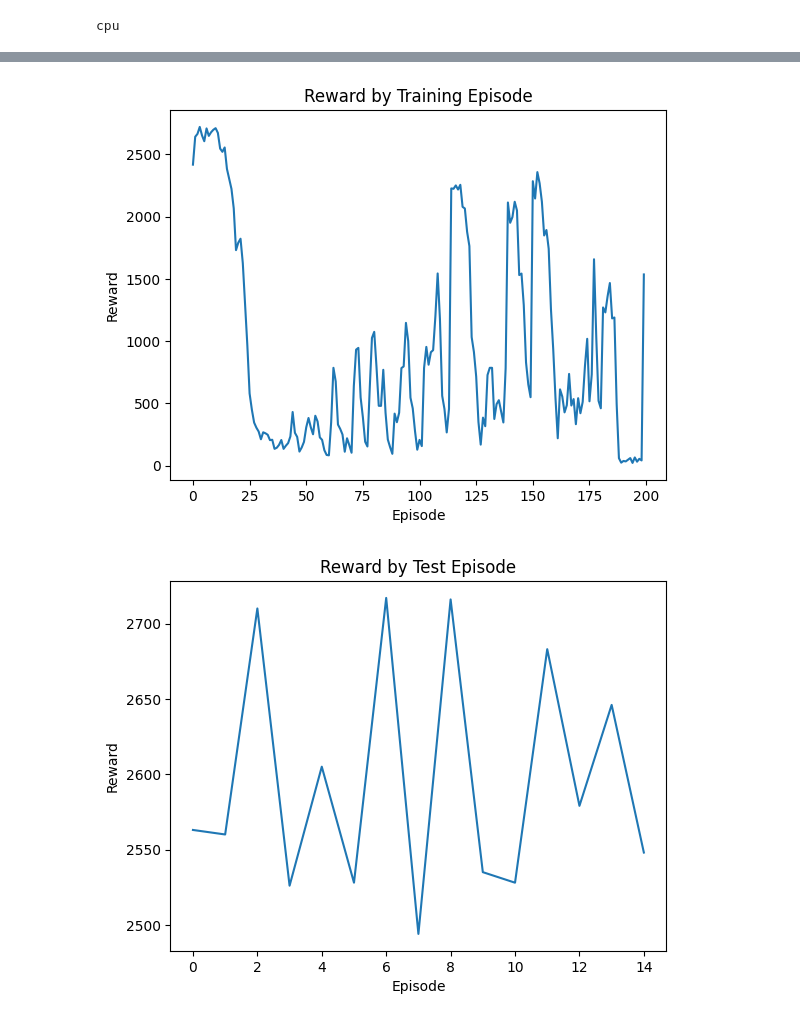
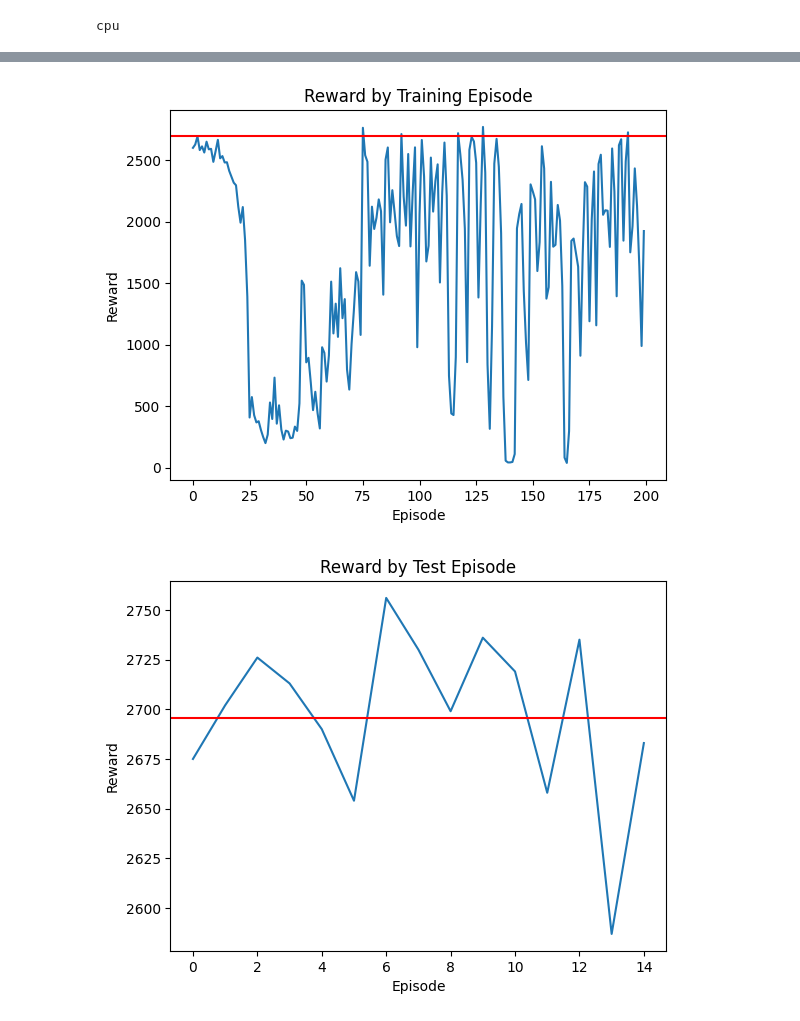
Before and after one commit to gnguralnick/social_reinforcement_learning, a Jupyter notebook: notebooks/exp_q_simple ratio input copy.ipynb, the cells around one changed output, grey strips where cells are left out. Saved outputs shown, nothing was run; the diff lists cells and outputs as text; code cells hidden in the pictures.

```diff
--- a/notebooks/exp_q_simple ratio input copy.ipynb
+++ b/notebooks/exp_q_simple ratio input copy.ipynb
@@ -52,8 +52,8 @@ env = ZeroDCleanupEnv(agent_ids,
                       appleRespawnProbability=appleRespawnProbability,
                       dirt_multiplier=dirt_multiplier)
 
-agentCoordinator = CentralizedQAgent(device=device,
-                                     num_agents=num_agents,
+agentCoordinator = QAgent(device=device,
+                                     num_action_outputs=num_agents,
                                      action_size=action_dim,
                                      state_dim=state_dim,
                                      lr=lr,
@@ -63,10 +63,10 @@ agentCoordinator = CentralizedQAgent(device=device,
                                      epsilon_min=epsilon_min,
                                      batch_size=batch_size,
                                      q_layers=[
-                                         (state_dim, 128),
-                                         (128, 64),
-                                         (64, 64),
+                                         (state_dim, 64),
                                          (64, 32),
+                                         #(64, 64),
+                                         (32, 32),
                                          (32, action_dim * num_agents)
                                      ],
                                      verbose=False)
@@ -106,7 +106,7 @@ for episode in range(num_episodes):
         next_state = next_states[agent_ids[0]]
         num_apples, num_dirt, num_picker, num_cleaner = next_state
         #next_state = np.array([num_apples / num_dirt, num_picker, num_cleaner])
-        state = np.array([num_apples / (num_picker + 1e-7), num_dirt / (num_cleaner + 1e-7), num_apples, num_dirt])
+        next_state = np.array([num_apples / (num_picker + 1e-7), num_dirt / (num_cleaner + 1e-7), num_apples, num_dirt])
         reward = sum(rewards.values())
         #reward_graph.append(reward)
         agentCoordinator.step(state, actions_list, reward, next_state)
@@ -311,20 +311,22 @@ import matplotlib.pyplot as plt
 # %%
 plt.title("Reward by Training Episode")
 plt.xlabel("Episode")
 plt.ylabel("Reward")
 plt.plot(ending_ep_rewards)
+plt.axhline(y=2695.57, color='r', linestyle='-')
 plt.show()
 # %% [output]
-[figure, old version]
+[figure, new version]
 # %%
 plt.figure()
 plt.title("Reward by Test Episode")
 plt.xlabel("Episode")
 plt.ylabel("Reward")
 plt.plot([stat['total_reward'] for stat in test_stats])
+plt.axhline(y=2695.57, color='r', linestyle='-')
 plt.show()
 # %% [output]
-[figure, old version]
+[figure, new version]
 # %%
 plt.figure()
 plt.title("Average Number of Apples and Dirt by Test Step")
```
Also changed, not shown: parts of 6 cells of this notebook, 12 other files.
